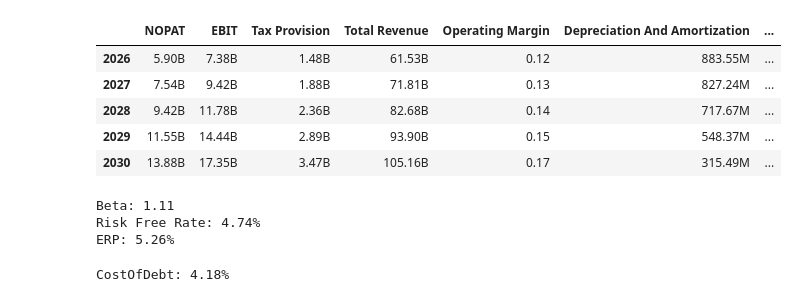
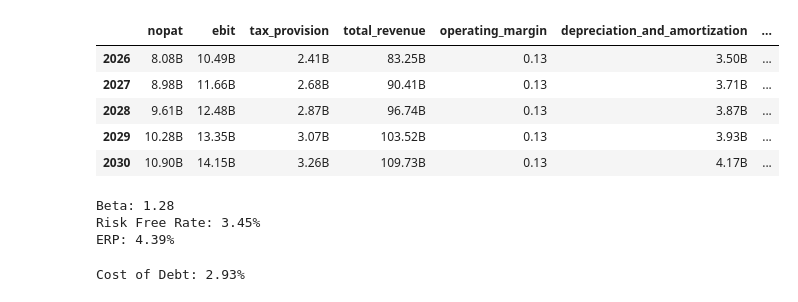
Before and after one commit to miliczivojin/AxiaFinance, a Jupyter notebook: code/dcf.ipynb, the cells around one changed output. Cells and saved outputs as stored; diff of their text form; code cells hidden in the pictures.

```diff
--- a/code/dcf.ipynb
+++ b/code/dcf.ipynb
@@ -73,3 +77,0 @@ base_year = df.iloc[-1, :]
-# %%
-base_year["Effective Tax Rate"] = 0.2
-base_year["Delta NCWC % of Sales"] = df["Delta NCWC % of Sales"].mean()
@@ -96,4 +108,13 @@ Delta NCWC % of Sales    -0.01
 Name: 2025, dtype: str
+# %%
+n = 5
+revenue_growth_T = 0.10
+ebit_perc_T = 0.15
+tax_perc_T = 0.20
+dna_perc_T = 0.03
+capex_perc_T = 0.03
+ncwc_perc_T = -0.01
+tgr = 0.02
 # %%
 def interpolate(initial_value, terminal_value, nyears):
     return np.linspace(initial_value, terminal_value, nyears)
@@ -121,21 +162,22 @@ df_proj["Other Cash Flow Adjustments"] = 3 * [1.039 * 1e9] + [0, 0]
-# %%
-df_proj["Free Cash Flow"] = (
-        df_proj["NOPAT"]
-        + df_proj["Depreciation And Amortization"]
-        - df_proj["Capital Expenditure"]
-        - df_proj["Delta NCWC"]
-        + df_proj["Other Cash Flow Adjustments"]
-)
 # %%
-df_proj[["NOPAT", "EBIT", "Tax Provision", "Total Revenue", "Operating Margin", "Depreciation And Amortization",
-         "Capital Expenditure",
-         "Delta NCWC", "Other Cash Flow Adjustments"]].map(
-    format_value)
+df_proj[
+    [
+        "nopat",
+        "ebit",
+        "tax_provision",
+        "total_revenue",
+        "operating_margin",
+        "depreciation_and_amortization",
+        "capital_expenditure",
+        "delta_ncwc",
+        "other_cash_flow_adjustments"
+    ]
+].map(format_value)
 # %% [output]
-|  | NOPAT | EBIT | Tax Provision | Total Revenue | Operating Margin | Depreciation And Amortization | ... |
-| 2026 | 5.90B | 7.38B | 1.48B | 61.53B | 0.12 | 883.55M | ... |
-| 2027 | 7.54B | 9.42B | 1.88B | 71.81B | 0.13 | 827.24M | ... |
-| 2028 | 9.42B | 11.78B | 2.36B | 82.68B | 0.14 | 717.67M | ... |
-| 2029 | 11.55B | 14.44B | 2.89B | 93.90B | 0.15 | 548.37M | ... |
-| 2030 | 13.88B | 17.35B | 3.47B | 105.16B | 0.17 | 315.49M | ... |
+|  | nopat | ebit | tax_provision | total_revenue | operating_margin | depreciation_and_amortization | ... |
+| 2026 | 8.08B | 10.49B | 2.41B | 83.25B | 0.13 | 3.50B | ... |
+| 2027 | 8.98B | 11.66B | 2.68B | 90.41B | 0.13 | 3.71B | ... |
+| 2028 | 9.61B | 12.48B | 2.87B | 96.74B | 0.13 | 3.87B | ... |
+| 2029 | 10.28B | 13.35B | 3.07B | 103.52B | 0.13 | 3.93B | ... |
+| 2030 | 10.90B | 14.15B | 3.26B | 109.73B | 0.13 | 4.17B | ... |
 # %%
@@ -170,21 +225,27 @@ ERP = 0.10 - rf_rate
 # %%
 print(f"Beta: {beta:.2f}")
 print(f"Risk Free Rate: {rf_rate * 100:.2f}%")
-print(f"ERP: {ERP * 100:.2f}%")
+print(f"ERP: {erp * 100:.2f}%")
 # %% [output]
-Beta: 1.11
-Risk Free Rate: 4.74%
-ERP: 5.26%
+Beta: 1.28
+Risk Free Rate: 3.45%
+ERP: 4.39%
 # %%
-total_debt = df["Long Term Debt"].iloc[-1]
+try:
+    total_debt = df.total_debt.iloc[-1]
 
-if total_debt > 0:
-    interest_expense = abs(df["Interest Expense"].iloc[-1])
-    CostOfDebt = interest_expense / total_debt
-else:
-    CostOfDebt = 0
+    if total_debt > 0:
+        interest_expense = abs(df.interest_expense.iloc[-1])
+        cost_of_debt = interest_expense / total_debt
+    else:
+        cost_of_debt = 0
 
-print(f"CostOfDebt: {CostOfDebt * 100:.2f}%")
+    print(f"Cost of Debt: {cost_of_debt * 100:.2f}%")
+
+except Exception as e:
+    print(f"Error while calculating cost of debt: {e}")
+    total_debt = None
+    cost_of_debt = None
 # %% [output]
-CostOfDebt: 4.18%
+Cost of Debt: 2.93%
 # %%
```
Also changed, not shown: parts of 19 cells of this notebook.
